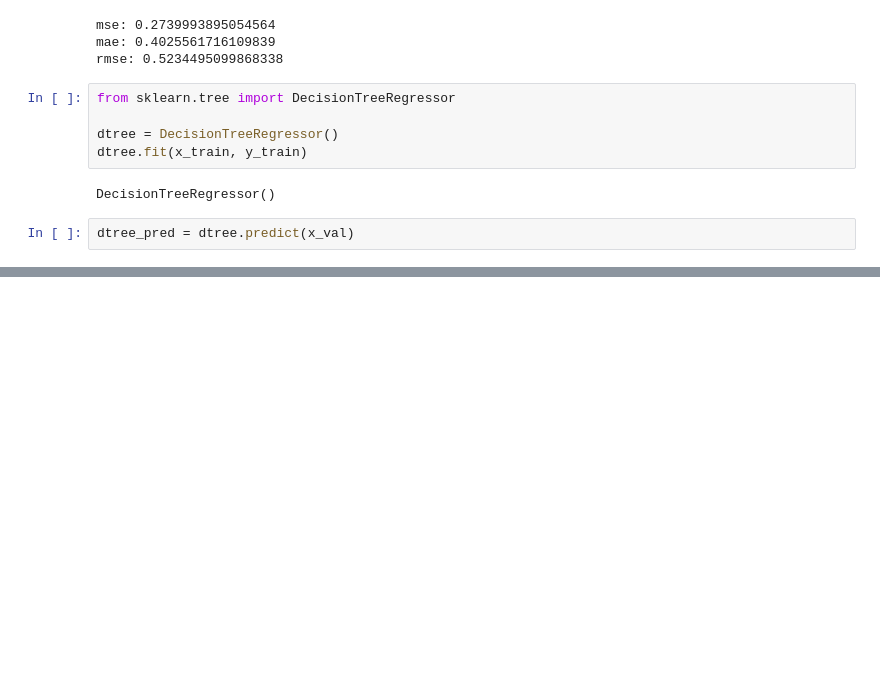
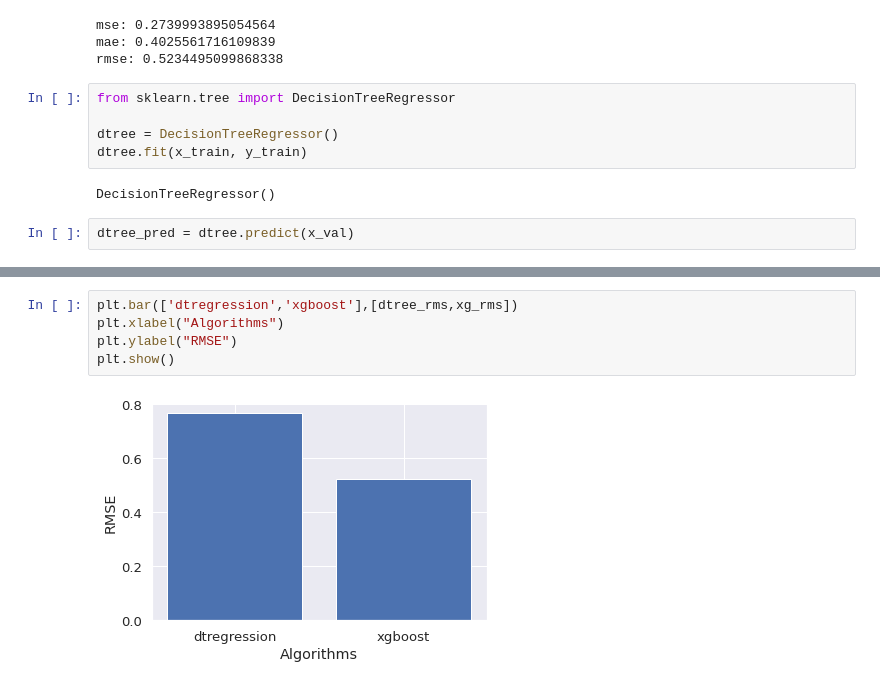
Before and after one commit to Devipriyanka7/bigmarketsale, a Jupyter notebook: bms.ipynb, the cells around one changed output, grey strips where cells are left out. Cells and saved outputs as stored; diff of their text form; blank space fills up the shorter version.

```diff
--- a/bms.ipynb
+++ b/bms.ipynb
@@ -558 +562,8 @@ rmse_score
 | 1 | xgboost | 0.523450 |
+# %%
+plt.bar(['dtregression','xgboost'],[dtree_rms,xg_rms])
+plt.xlabel("Algorithms")
+plt.ylabel("RMSE")
+plt.show()
+# %% [output]
+[figure, added]
```
Also changed, not shown: parts of 12 cells of this notebook.
